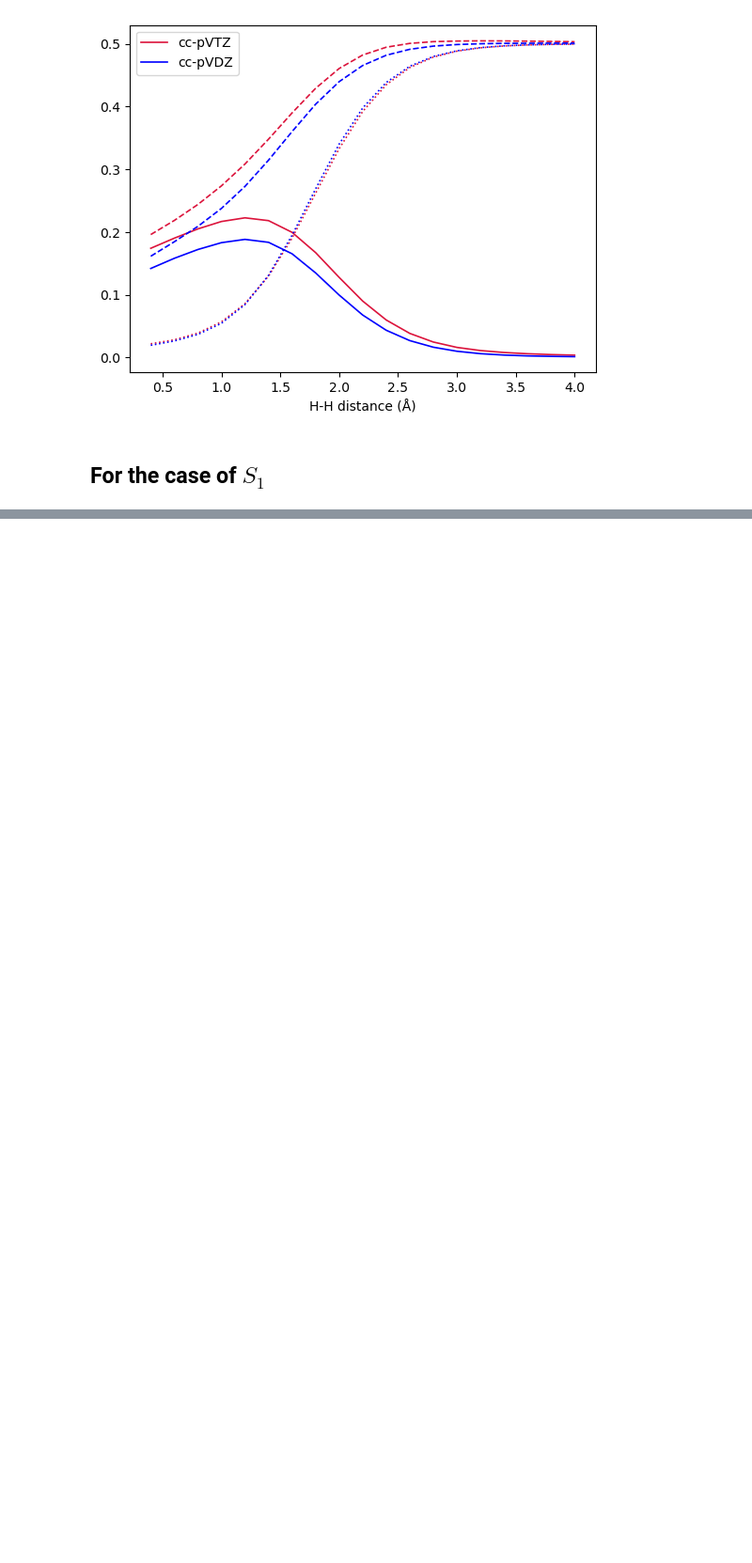
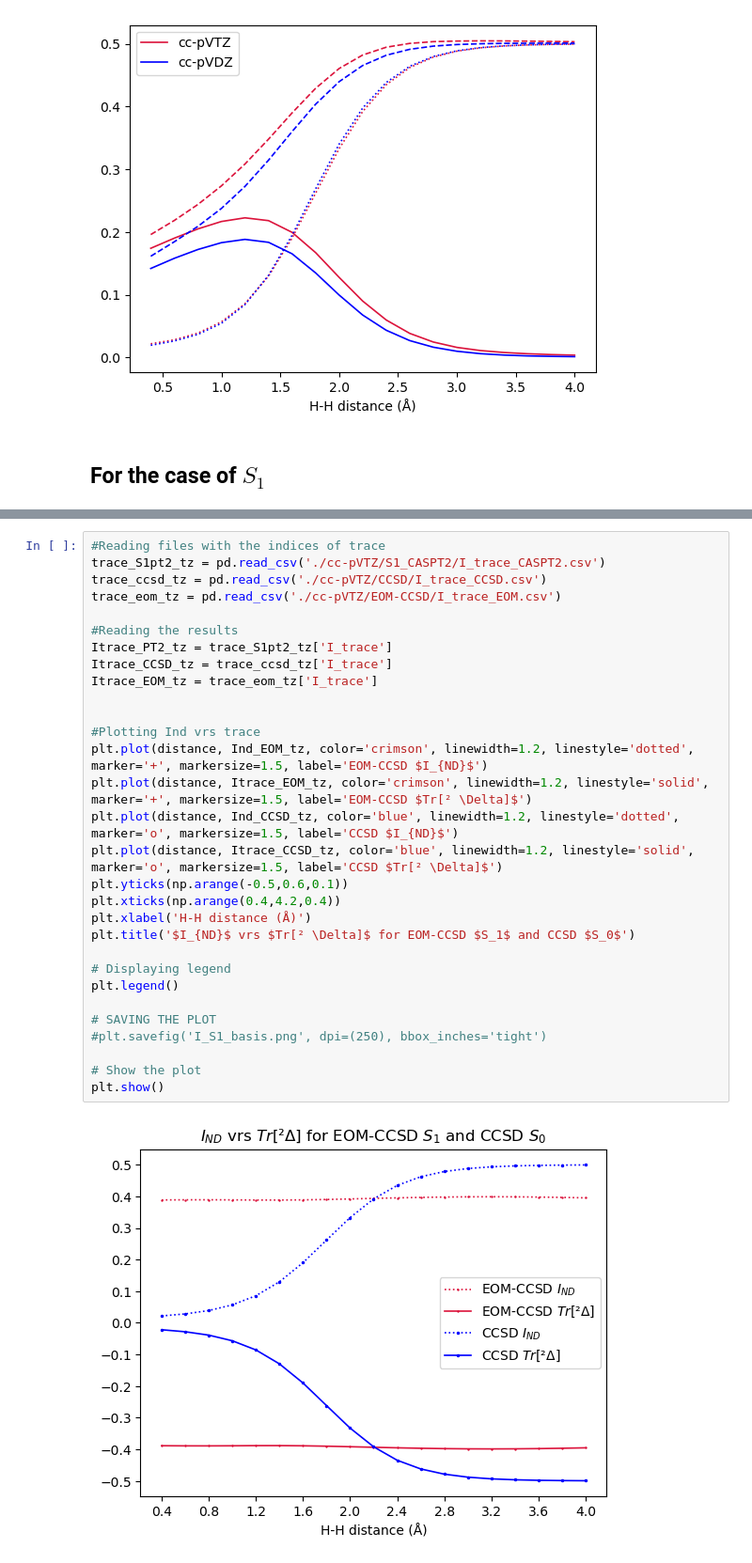
Before and after one commit to amandath2310/TFM, a Jupyter notebook: Graphics-TZ.ipynb, the cells around one changed output, grey strips where cells are left out. Shown at 94% size. Cells and saved outputs as stored; diff of their text form; blank space fills up the shorter version.

```diff
--- a/Graphics-TZ.ipynb
+++ b/Graphics-TZ.ipynb
@@ -191,0 +180,32 @@ plt.show()
+# %%
+#Reading files with the indices of trace
+trace_S1pt2_tz = pd.read_csv('./cc-pVTZ/S1_CASPT2/I_trace_CASPT2.csv')
+trace_ccsd_tz = pd.read_csv('./cc-pVTZ/CCSD/I_trace_CCSD.csv')
+trace_eom_tz = pd.read_csv('./cc-pVTZ/EOM-CCSD/I_trace_EOM.csv')
+
+#Reading the results
+Itrace_PT2_tz = trace_S1pt2_tz['I_trace']
+Itrace_CCSD_tz = trace_ccsd_tz['I_trace']
+Itrace_EOM_tz = trace_eom_tz['I_trace']
+
+
+#Plotting Ind vrs trace
+plt.plot(distance, Ind_EOM_tz, color='crimson', linewidth=1.2, linestyle='dotted', marker='+', markersize=1.5, label='EOM-CCSD $I_{ND}$')
+plt.plot(distance, Itrace_EOM_tz, color='crimson', linewidth=1.2, linestyle='solid', marker='+', markersize=1.5, label='EOM-CCSD $Tr[² \Delta]$')
+plt.plot(distance, Ind_CCSD_tz, color='blue', linewidth=1.2, linestyle='dotted', marker='o', markersize=1.5, label='CCSD $I_{ND}$')
+plt.plot(distance, Itrace_CCSD_tz, color='blue', linewidth=1.2, linestyle='solid', marker='o', markersize=1.5, label='CCSD $Tr[² \Delta]$')
+plt.yticks(np.arange(-0.5,0.6,0.1))
+plt.xticks(np.arange(0.4,4.2,0.4))
+plt.xlabel('H-H distance (Å)')
+plt.title('$I_{ND}$ vrs $Tr[² \Delta]$ for EOM-CCSD $S_1$ and CCSD $S_0$')
+
+# Displaying legend
+plt.legend()
+
+# SAVING THE PLOT
+#plt.savefig('I_S1_basis.png', dpi=(250), bbox_inches='tight')
+
+# Show the plot
+plt.show()
+# %% [output]
+[figure, added]
```
Also changed, not shown: parts of 3 cells of this notebook.
